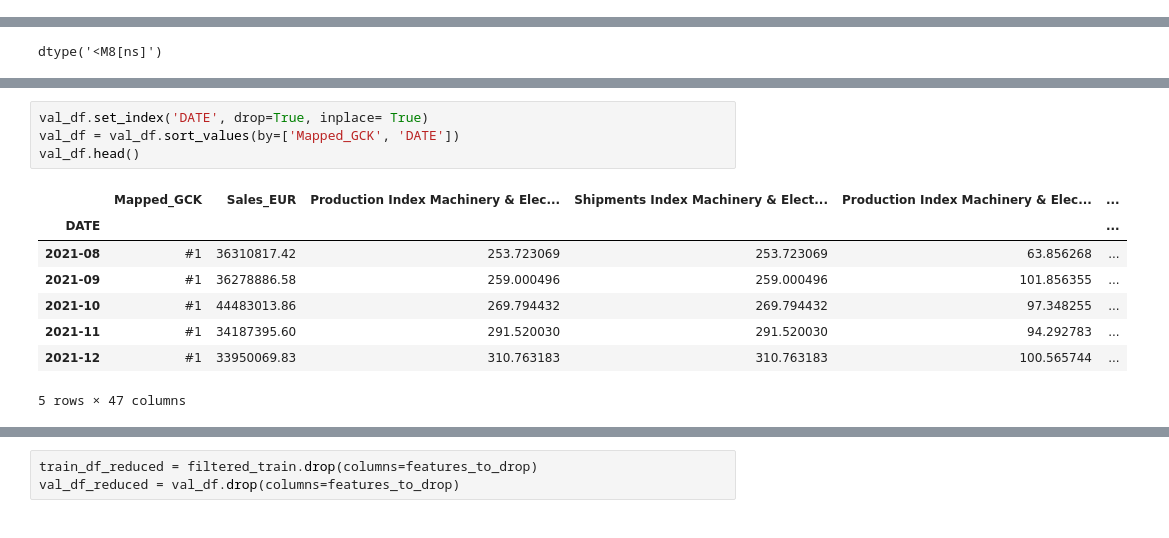
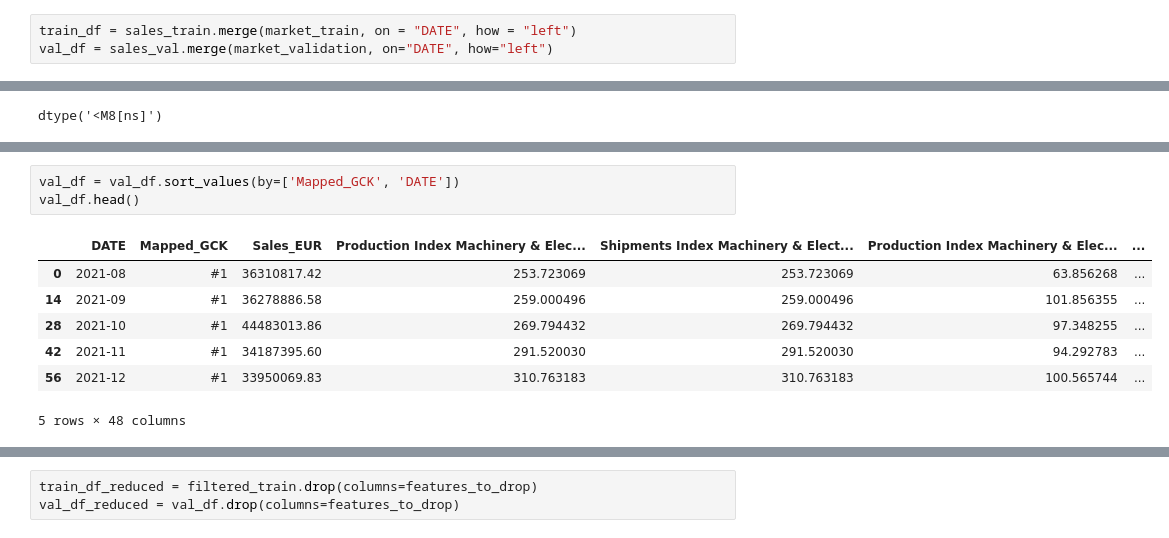
Before and after one commit to mikefferreira/BusinessCases, a Jupyter notebook: CASE2/Darts_Model.ipynb, the cells around one changed output, grey strips where cells are left out. Drawn from its saved outputs; the diff is of its cells as text.

```diff
--- a/CASE2/Darts_Model.ipynb
+++ b/CASE2/Darts_Model.ipynb
@@ -0,0 +6,3 @@
+# %%
+train_df = sales_train.merge(market_train, on = "DATE", how = "left")
+val_df = sales_val.merge(market_validation, on="DATE", how="left")
@@ -38,14 +111,12 @@ val_df.head()
 # %%
-val_df.set_index('DATE', drop=True, inplace= True)
 val_df = val_df.sort_values(by=['Mapped_GCK', 'DATE'])
 val_df.head()
 # %% [output]
-|  | Mapped_GCK | Sales_EUR | Production Index Machinery & Elec... | Shipments Index Machinery & Elect... | Production Index Machinery & Elec... | ... |
-| DATE |  |  |  |  |  | ... |
-| 2021-08 | #1 | 36310817.42 | 253.723069 | 253.723069 | 63.856268 | ... |
-| 2021-09 | #1 | 36278886.58 | 259.000496 | 259.000496 | 101.856355 | ... |
-| 2021-10 | #1 | 44483013.86 | 269.794432 | 269.794432 | 97.348255 | ... |
-| 2021-11 | #1 | 34187395.60 | 291.520030 | 291.520030 | 94.292783 | ... |
-| 2021-12 | #1 | 33950069.83 | 310.763183 | 310.763183 | 100.565744 | ... |
+|  | DATE | Mapped_GCK | Sales_EUR | Production Index Machinery & Elec... | Shipments Index Machinery & Elect... | Production Index Machinery & Elec... | ... |
+| 0 | 2021-08 | #1 | 36310817.42 | 253.723069 | 253.723069 | 63.856268 | ... |
+| 14 | 2021-09 | #1 | 36278886.58 | 259.000496 | 259.000496 | 101.856355 | ... |
+| 28 | 2021-10 | #1 | 44483013.86 | 269.794432 | 269.794432 | 97.348255 | ... |
+| 42 | 2021-11 | #1 | 34187395.60 | 291.520030 | 291.520030 | 94.292783 | ... |
+| 56 | 2021-12 | #1 | 33950069.83 | 310.763183 | 310.763183 | 100.565744 | ... |
-5 rows × 47 columns
+5 rows × 48 columns
 # %%
```
Also changed, not shown: parts of 30 cells of this notebook.
